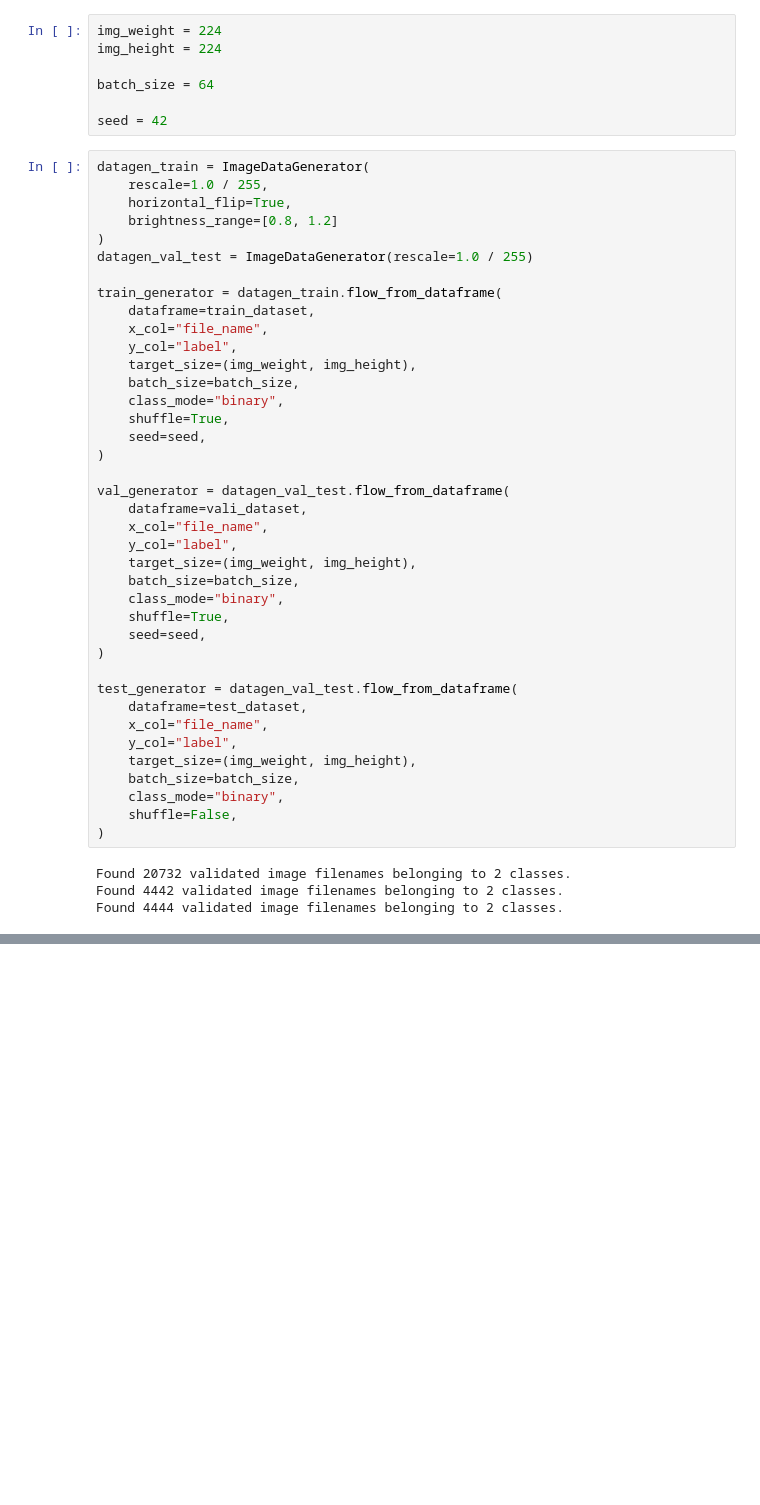
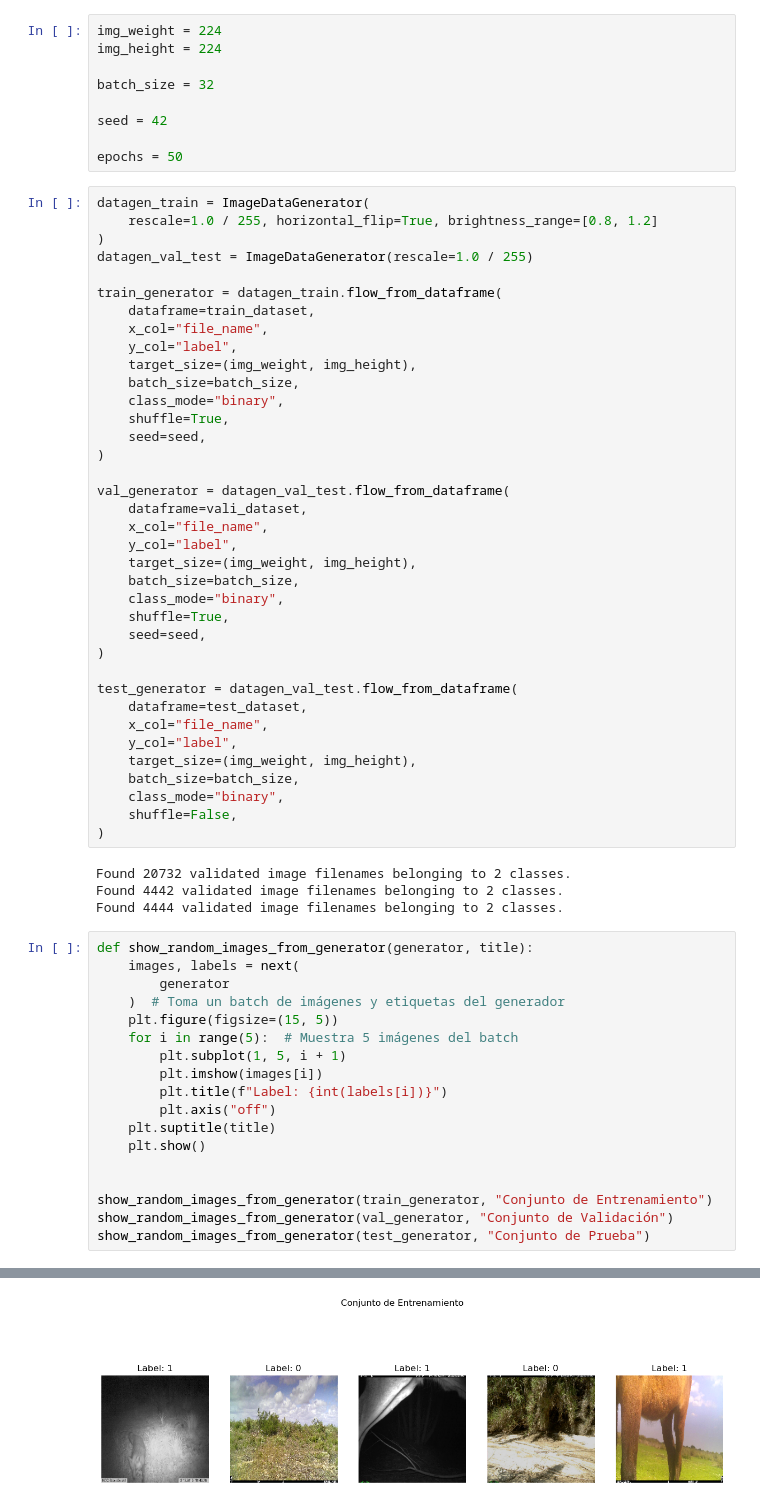
Before and after one commit to byLiTTo/MegaClassifier, a Jupyter notebook: 05_a_Original_MobileNetV2_V1.ipynb, the cells around one changed output, grey strips where cells are left out. Cells and saved outputs as stored; diff of their text form; blank space fills up the shorter version.

```diff
--- a/05_a_Original_MobileNetV2_V1.ipynb
+++ b/05_a_Original_MobileNetV2_V1.ipynb
@@ -87,14 +88,14 @@ test_dataset['label'] = test_dataset['label'].astype(str)
 img_weight = 224
 img_height = 224
 
-batch_size = 64
+batch_size = 32
 
 seed = 42
+
+epochs = 50
 # %%
 datagen_train = ImageDataGenerator(
-    rescale=1.0 / 255,
-    horizontal_flip=True,
-    brightness_range=[0.8, 1.2]
+    rescale=1.0 / 255, horizontal_flip=True, brightness_range=[0.8, 1.2]
 )
 datagen_val_test = ImageDataGenerator(rescale=1.0 / 255)
 
@@ -133,3 +134,22 @@ test_generator = datagen_val_test.flow_from_dataframe(
 Found 20732 validated image filenames belonging to 2 classes.
 Found 4442 validated image filenames belonging to 2 classes.
 Found 4444 validated image filenames belonging to 2 classes.
+# %%
+def show_random_images_from_generator(generator, title):
+    images, labels = next(
+        generator
+    )  # Toma un batch de imágenes y etiquetas del generador
+    plt.figure(figsize=(15, 5))
+    for i in range(5):  # Muestra 5 imágenes del batch
+        plt.subplot(1, 5, i + 1)
+        plt.imshow(images[i])
+        plt.title(f"Label: {int(labels[i])}")
+        plt.axis("off")
+    plt.suptitle(title)
+    plt.show()
+
+
+show_random_images_from_generator(train_generator, "Conjunto de Entrenamiento")
+show_random_images_from_generator(val_generator, "Conjunto de Validación")
+show_random_images_from_generator(test_generator, "Conjunto de Prueba")
+# %% [output]
@@ -135,0 +157 @@ Found 4444 validated image filenames belonging to 2 classes.
+[figure, added]
```
Also changed, not shown: parts of 12 cells of this notebook, 59 other files.
